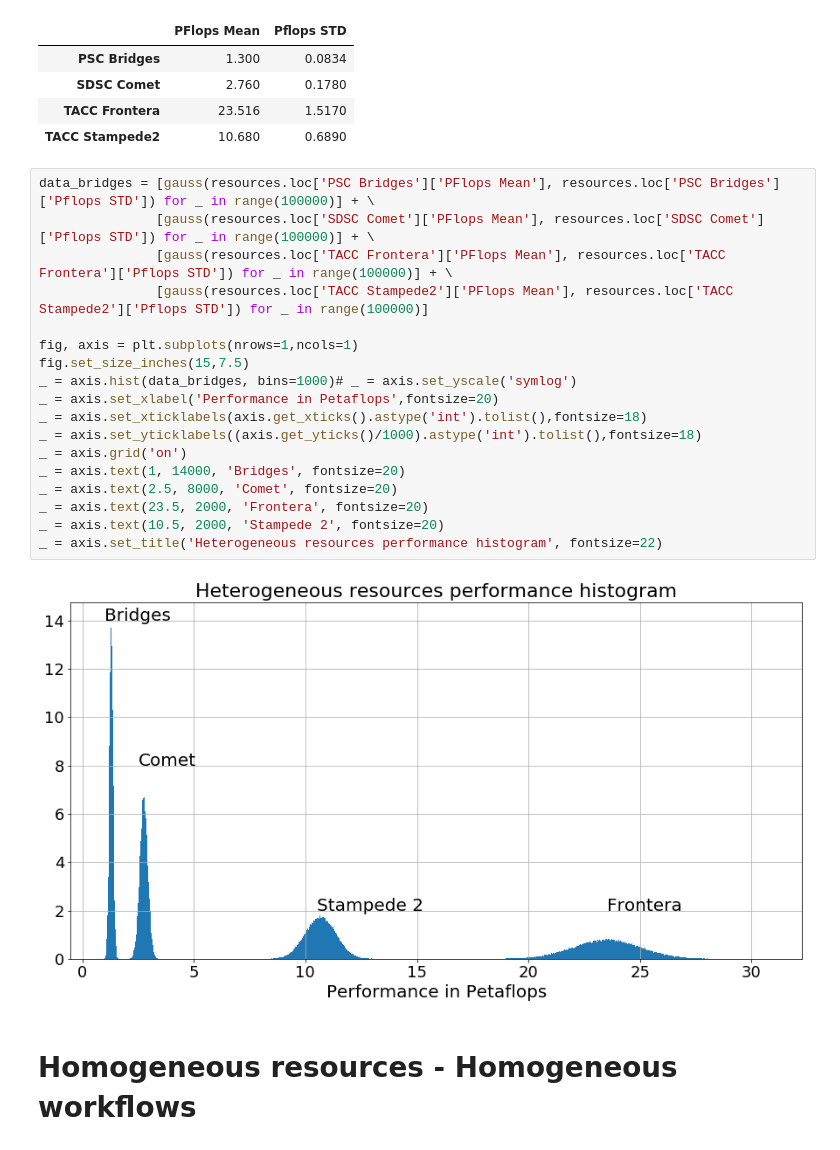
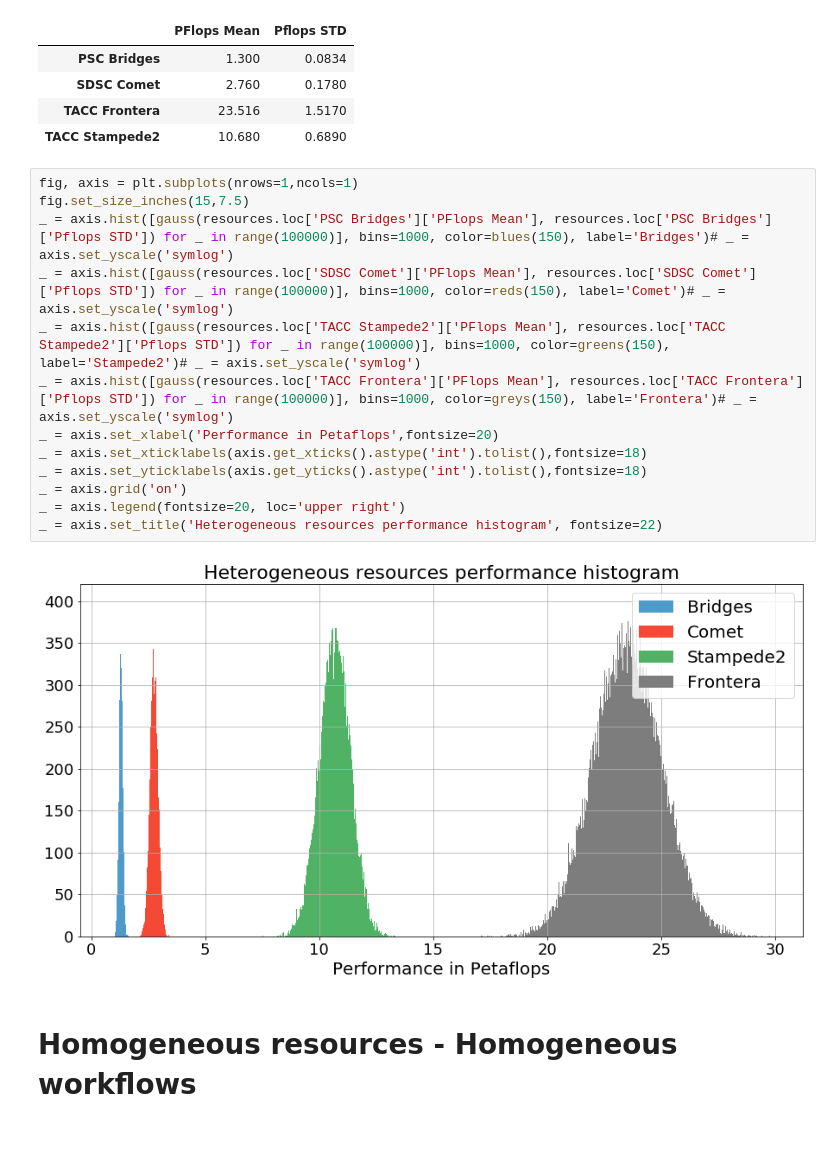
Before and after one commit to radical-experiments/campaign_manager, a Jupyter notebook: Notebooks/Experiment2.ipynb, the cells around one changed output. Cells and saved outputs as stored; diff of their text form.

```diff
--- a/Notebooks/Experiment2.ipynb
+++ b/Notebooks/Experiment2.ipynb
@@ -32,25 +32,20 @@ resources
 | TACC Frontera | 23.516 | 1.5170 |
 | TACC Stampede2 | 10.680 | 0.6890 |
 # %%
-data_bridges = [gauss(resources.loc['PSC Bridges']['PFlops Mean'], resources.loc['PSC Bridges']['Pflops STD']) for _ in range(100000)] + \
-               [gauss(resources.loc['SDSC Comet']['PFlops Mean'], resources.loc['SDSC Comet']['Pflops STD']) for _ in range(100000)] + \
-               [gauss(resources.loc['TACC Frontera']['PFlops Mean'], resources.loc['TACC Frontera']['Pflops STD']) for _ in range(100000)] + \
-               [gauss(resources.loc['TACC Stampede2']['PFlops Mean'], resources.loc['TACC Stampede2']['Pflops STD']) for _ in range(100000)]
-
 fig, axis = plt.subplots(nrows=1,ncols=1)
 fig.set_size_inches(15,7.5)
-_ = axis.hist(data_bridges, bins=1000)# _ = axis.set_yscale('symlog')
+_ = axis.hist([gauss(resources.loc['PSC Bridges']['PFlops Mean'], resources.loc['PSC Bridges']['Pflops STD']) for _ in range(100000)], bins=1000, color=blues(150), label='Bridges')# _ = axis.set_yscale('symlog')
+_ = axis.hist([gauss(resources.loc['SDSC Comet']['PFlops Mean'], resources.loc['SDSC Comet']['Pflops STD']) for _ in range(100000)], bins=1000, color=reds(150), label='Comet')# _ = axis.set_yscale('symlog')
+_ = axis.hist([gauss(resources.loc['TACC Stampede2']['PFlops Mean'], resources.loc['TACC Stampede2']['Pflops STD']) for _ in range(100000)], bins=1000, color=greens(150), label='Stampede2')# _ = axis.set_yscale('symlog')
+_ = axis.hist([gauss(resources.loc['TACC Frontera']['PFlops Mean'], resources.loc['TACC Frontera']['Pflops STD']) for _ in range(100000)], bins=1000, color=greys(150), label='Frontera')# _ = axis.set_yscale('symlog')
 _ = axis.set_xlabel('Performance in Petaflops',fontsize=20)
 _ = axis.set_xticklabels(axis.get_xticks().astype('int').tolist(),fontsize=18)
-_ = axis.set_yticklabels((axis.get_yticks()/1000).astype('int').tolist(),fontsize=18)
+_ = axis.set_yticklabels(axis.get_yticks().astype('int').tolist(),fontsize=18)
 _ = axis.grid('on')
-_ = axis.text(1, 14000, 'Bridges', fontsize=20)
-_ = axis.text(2.5, 8000, 'Comet', fontsize=20)
-_ = axis.text(23.5, 2000, 'Frontera', fontsize=20)
-_ = axis.text(10.5, 2000, 'Stampede 2', fontsize=20)
+_ = axis.legend(fontsize=20, loc='upper right')
 _ = axis.set_title('Heterogeneous resources performance histogram', fontsize=22)
 # %% [output]
-[figure, old version]
+[figure, new version]
 # %% [markdown]
 # Homogeneous resources - Homogeneous workflows
 # %%
```
Also changed, not shown: 1 other file.
